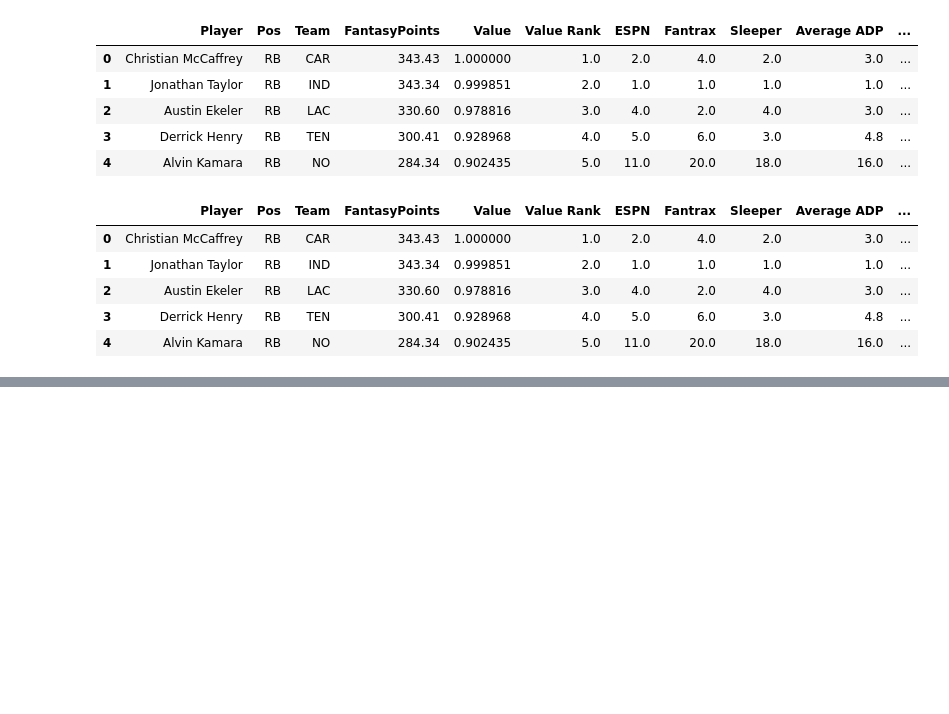
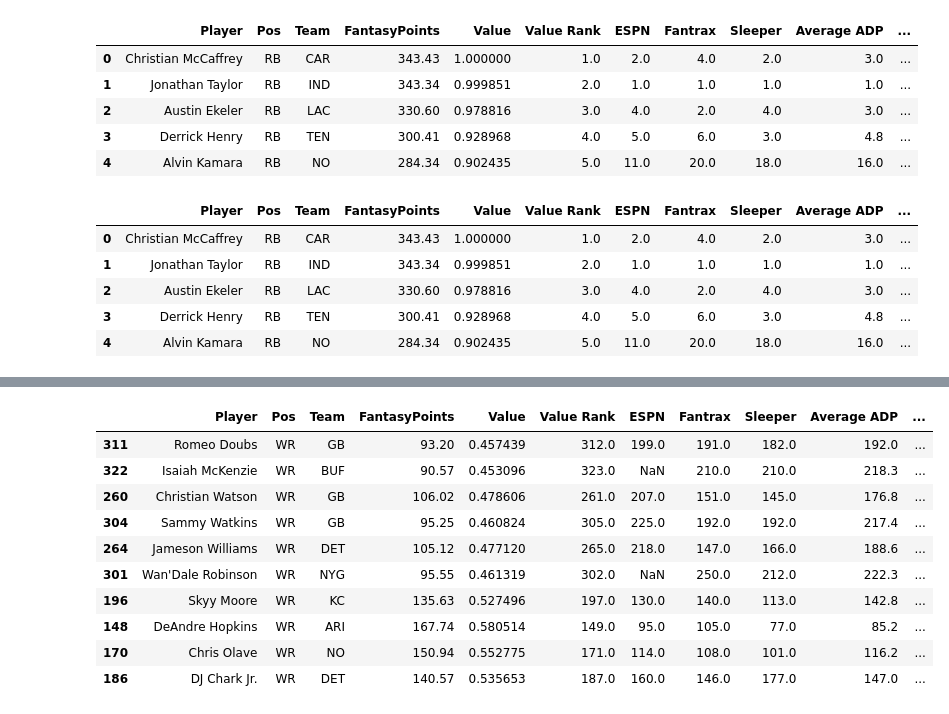
Before and after one commit to oldgreg07/Journey-to-the-Center-of-Python, a Jupyter notebook: ExploringPandas.ipynb, the cells around one changed output, grey strips where cells are left out. Drawn from its saved outputs; the diff is of its cells as text; code cells hidden in the pictures; blank space fills up the shorter version.

```diff
--- a/ExploringPandas.ipynb
+++ b/ExploringPandas.ipynb
@@ -300,0 +331,15 @@ rb_draft_pool.sort_values(by='Diff in ADP and Value', ascending=False)[:10]
+# %%
+# top 10 WR overvalued for this year's draft. This list was absolutely, spot on.
+wr_draft_pool.sort_values(by='Diff in ADP and Value', ascending=True)[:10]
+# %% [output]
+|  | Player | Pos | Team | FantasyPoints | Value | Value Rank | ESPN | Fantrax | Sleeper | Average ADP | ... |
+| 311 | Romeo Doubs | WR | GB | 93.20 | 0.457439 | 312.0 | 199.0 | 191.0 | 182.0 | 192.0 | ... |
+| 322 | Isaiah McKenzie | WR | BUF | 90.57 | 0.453096 | 323.0 | NaN | 210.0 | 210.0 | 218.3 | ... |
+| 260 | Christian Watson | WR | GB | 106.02 | 0.478606 | 261.0 | 207.0 | 151.0 | 145.0 | 176.8 | ... |
+| 304 | Sammy Watkins | WR | GB | 95.25 | 0.460824 | 305.0 | 225.0 | 192.0 | 192.0 | 217.4 | ... |
+| 264 | Jameson Williams | WR | DET | 105.12 | 0.477120 | 265.0 | 218.0 | 147.0 | 166.0 | 188.6 | ... |
+| 301 | Wan'Dale Robinson | WR | NYG | 95.55 | 0.461319 | 302.0 | NaN | 250.0 | 212.0 | 222.3 | ... |
+| 196 | Skyy Moore | WR | KC | 135.63 | 0.527496 | 197.0 | 130.0 | 140.0 | 113.0 | 142.8 | ... |
+| 148 | DeAndre Hopkins | WR | ARI | 167.74 | 0.580514 | 149.0 | 95.0 | 105.0 | 77.0 | 85.2 | ... |
+| 170 | Chris Olave | WR | NO | 150.94 | 0.552775 | 171.0 | 114.0 | 108.0 | 101.0 | 116.2 | ... |
+| 186 | DJ Chark Jr. | WR | DET | 140.57 | 0.535653 | 187.0 | 160.0 | 146.0 | 177.0 | 147.0 | ... |
```
Also changed, not shown: parts of 7 cells of this notebook.
